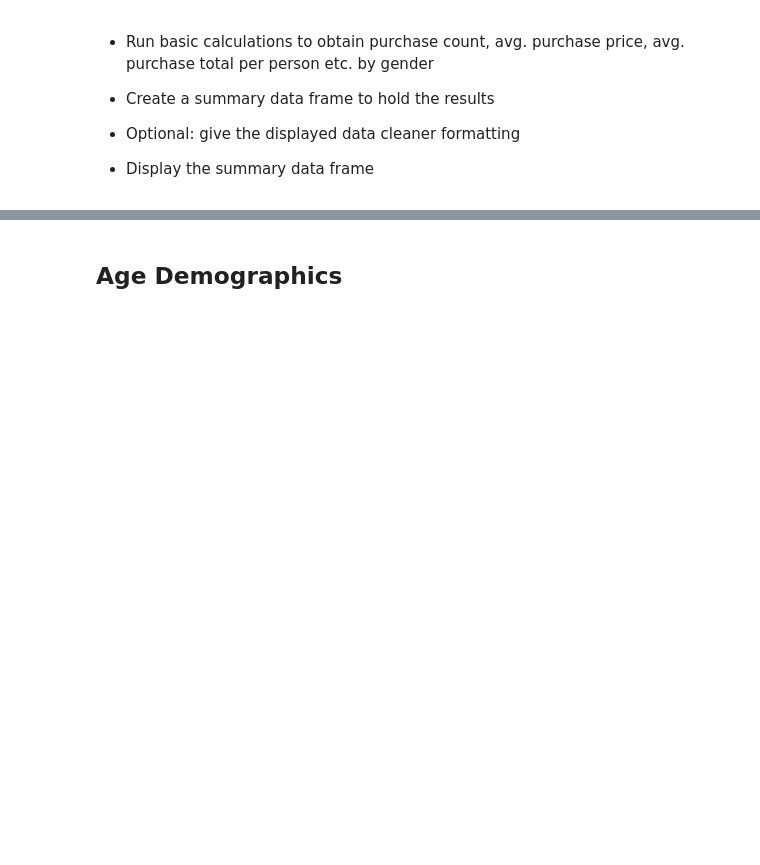
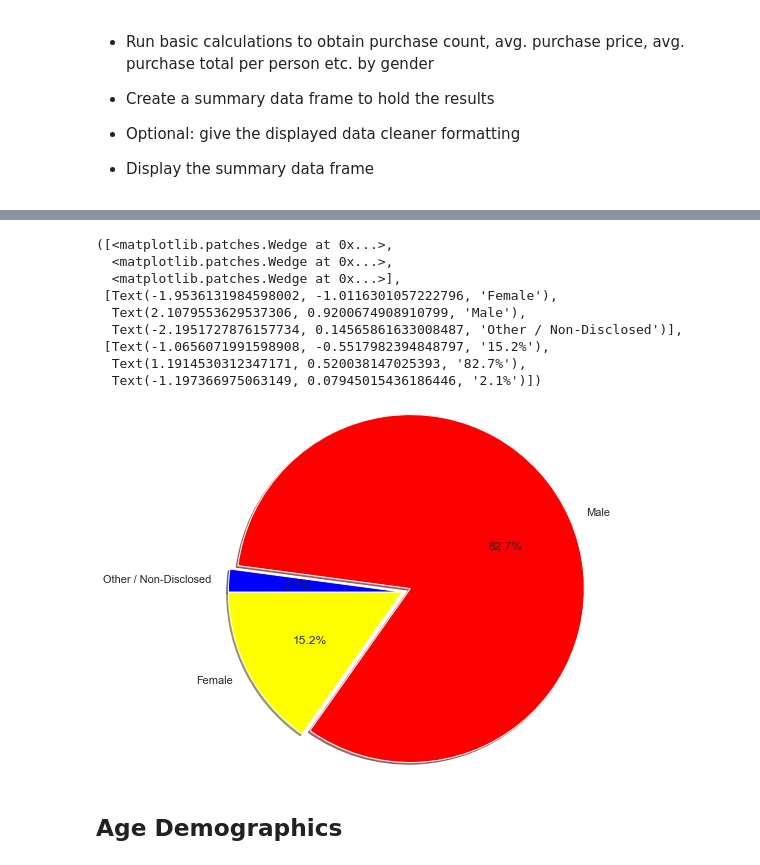
Before and after one commit to chaochaoachao/Pandas-Challenge, a Jupyter notebook: HeroesOfPymoli/HeroesOfPymoli_starter.ipynb, the cells around one changed output, grey strips where cells are left out. Cells and saved outputs as stored; diff of their text form; code cells hidden in the pictures; blank space fills up the shorter version.

```diff
--- a/HeroesOfPymoli/HeroesOfPymoli_starter.ipynb
+++ b/HeroesOfPymoli/HeroesOfPymoli_starter.ipynb
@@ -110,6 +131,24 @@ Purchasing_Analysis
 | Female | 113 | $3.20 | $361.94 | $4.47 |
 | Male | 652 | $3.02 | $1,967.64 | $4.07 |
 | Other / Non-Disclosed | 15 | $3.35 | $50.19 | $4.56 |
+# %%
+labels=['Female','Male','Other / Non-Disclosed']
+sizes=total_Purchase_Value["Price"]
+explode = (0.0,0.1,0)
+colors = ["yellow","red","blue"]
+plt.pie(sizes, explode=explode, labels=labels, colors=colors,
+        autopct="%1.1f%%", shadow=True, startangle=180,radius=2)
+# %% [output]
+([<matplotlib.patches.Wedge at 0x...>,
+  <matplotlib.patches.Wedge at 0x...>,
+  <matplotlib.patches.Wedge at 0x...>],
+ [Text(-1.9536131984598002, -1.0116301057222796, 'Female'),
+  Text(2.1079553629537306, 0.9200674908910799, 'Male'),
+  Text(-2.1951727876157734, 0.14565861633008487, 'Other / Non-Disclosed')],
+ [Text(-1.0656071991598908, -0.5517982394848797, '15.2%'),
+  Text(1.1914530312347171, 0.520038147025393, '82.7%'),
+  Text(-1.197366975063149, 0.07945015436186446, '2.1%')])
+[figure, added]
 # %% [markdown]
 ## Age Demographics
 # %% [markdown]
```
Also changed, not shown: parts of 19 cells of this notebook.
